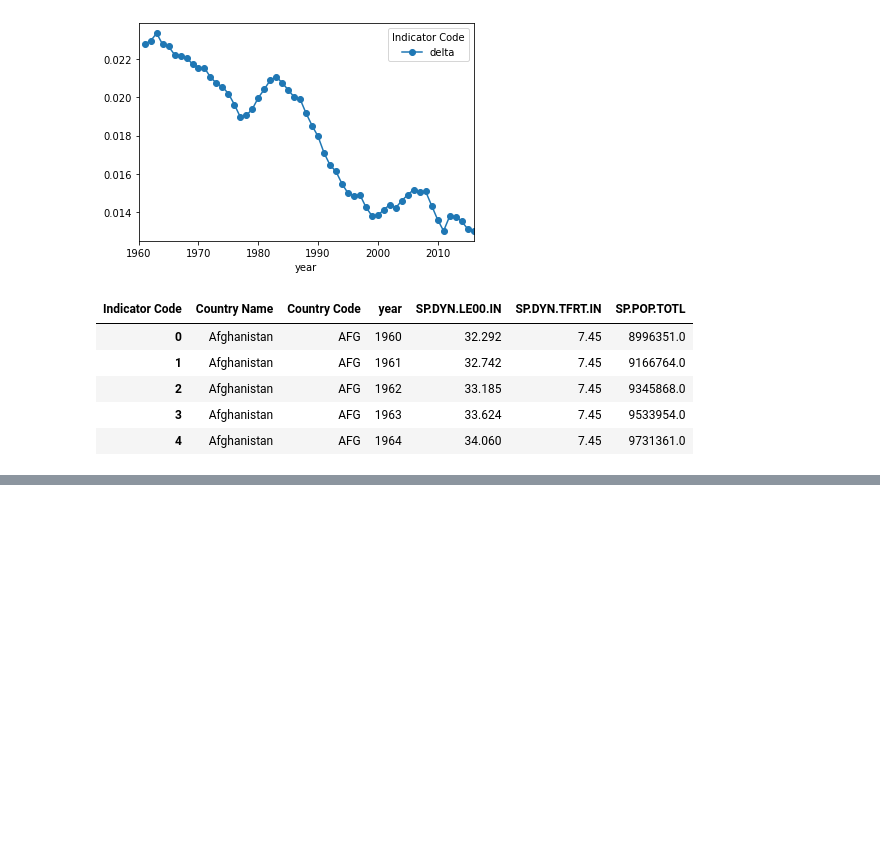
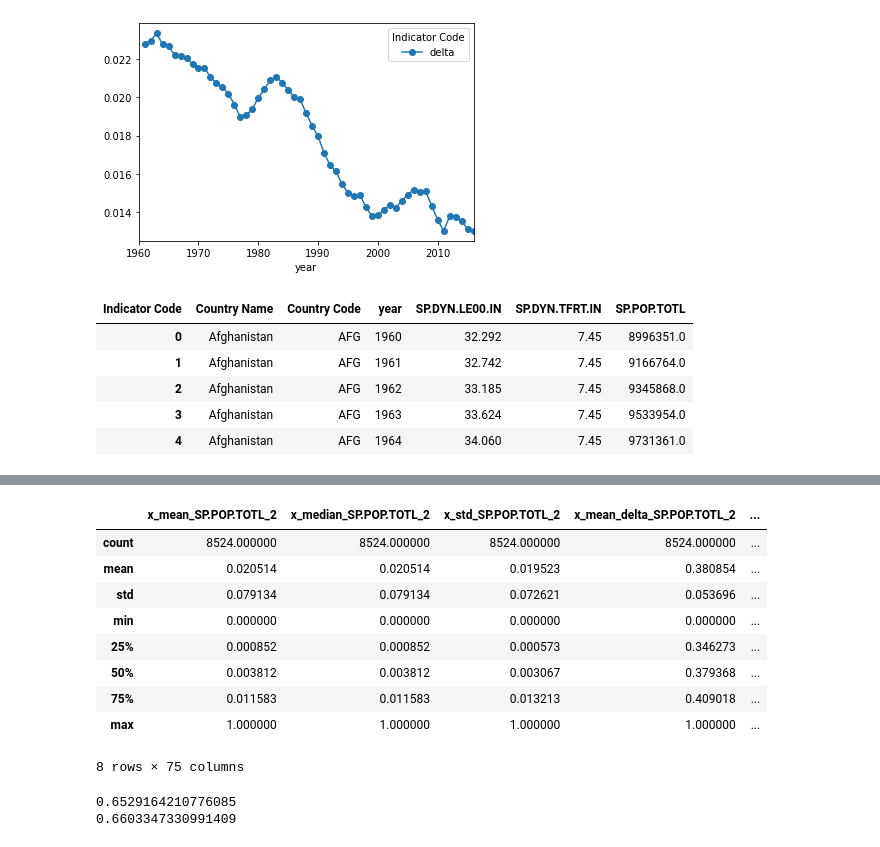
Before and after one commit to roca8/AMV, a Jupyter notebook: Práctica WB.ipynb, the cells around one changed output, grey strips where cells are left out. Drawn from its saved outputs; the diff is of its cells as text; code cells hidden in the pictures; blank space fills up the shorter version.

```diff
--- a/Práctica WB.ipynb
+++ b/Práctica WB.ipynb
@@ -217,0 +288,2 @@ aux.shape
+# %%
+Xc = pd.DataFrame(im.transform(X),columns=varc)
@@ -217,0 +323,27 @@ aux.shape
+# %%
+Xs.describe()
+# %% [output]
+|  | x_mean_SP.POP.TOTL_2 | x_median_SP.POP.TOTL_2 | x_std_SP.POP.TOTL_2 | x_mean_delta_SP.POP.TOTL_2 | ... |
+| count | 8524.000000 | 8524.000000 | 8524.000000 | 8524.000000 | ... |
+| mean | 0.020514 | 0.020514 | 0.019523 | 0.380854 | ... |
+| std | 0.079134 | 0.079134 | 0.072621 | 0.053696 | ... |
+| min | 0.000000 | 0.000000 | 0.000000 | 0.000000 | ... |
+| 25% | 0.000852 | 0.000852 | 0.000573 | 0.346273 | ... |
+| 50% | 0.003812 | 0.003812 | 0.003067 | 0.379368 | ... |
+| 75% | 0.011583 | 0.011583 | 0.013213 | 0.409018 | ... |
+| max | 1.000000 | 1.000000 | 1.000000 | 1.000000 | ... |
+8 rows × 75 columns
+# %%
+Xt,Xv,yt,yv = train_test_split(Xs,y,train_size=0.7)
+
+Xt.shape,Xv.shape
+
+modelo = LinearRegression()
+
+modelo.fit(Xt,yt)
+
+print(mean_absolute_error(y_pred=modelo.predict(Xt),y_true=yt))
+print(mean_absolute_error(y_pred=modelo.predict(Xv),y_true=yv))
+# %% [output]
+0.6529164210776085
+0.6603347330991409
```
Also changed, not shown: parts of 42 cells of this notebook.
